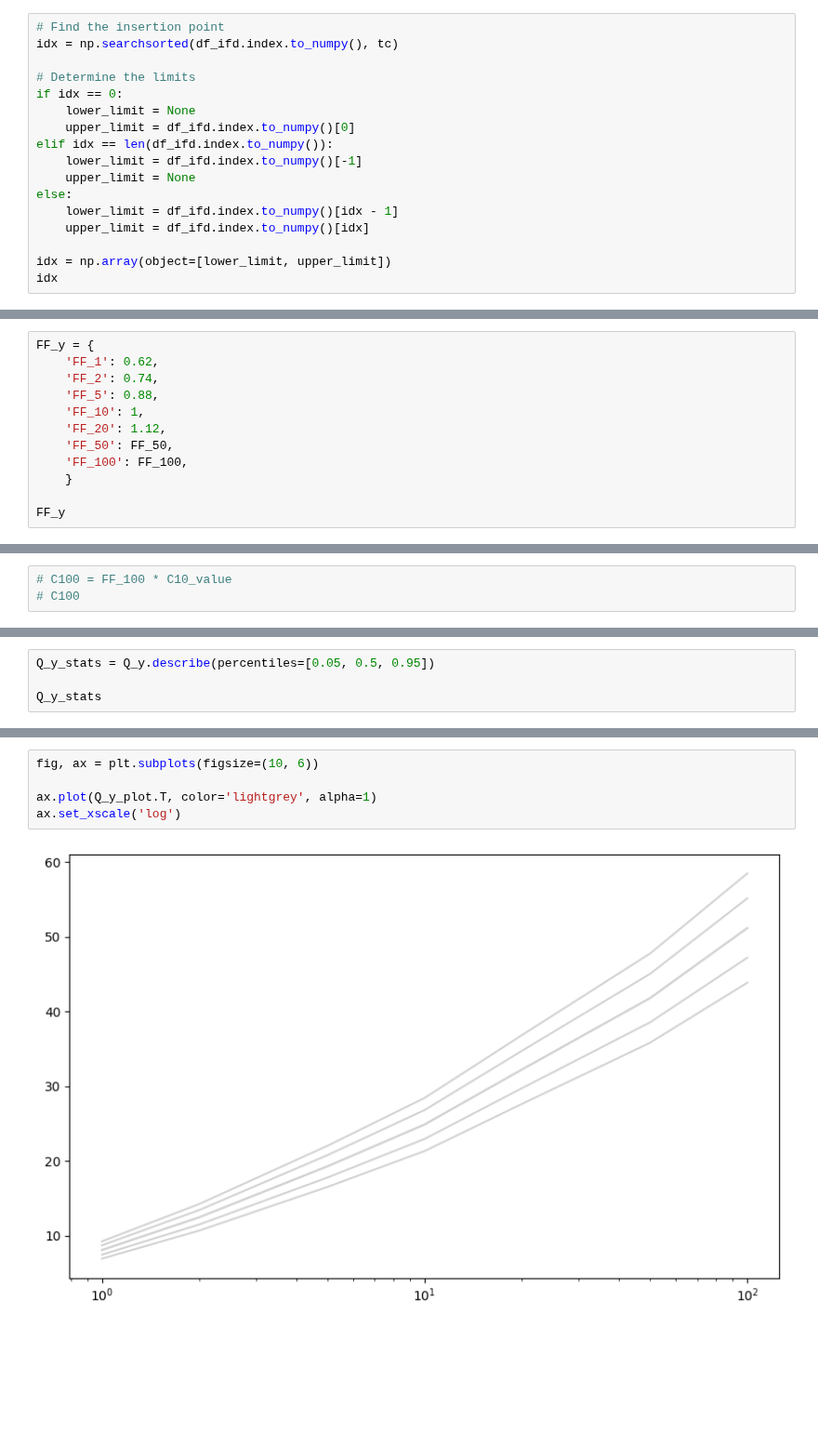
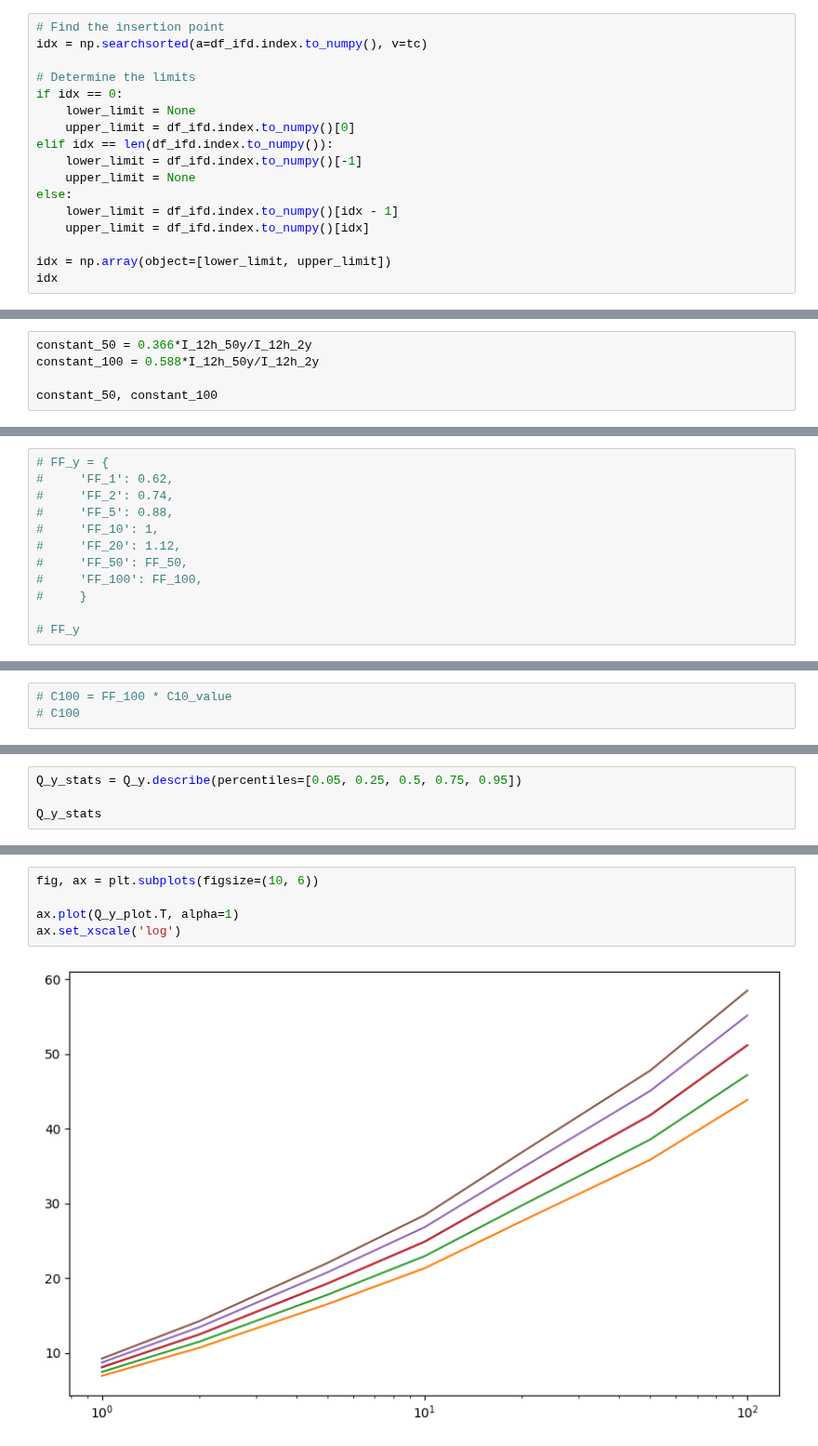
Before and after one commit to Holger-Paxi/Flood_Estimation, a Jupyter notebook: Assignment_2__2nd.ipynb, the cells around one changed output, grey strips where cells are left out. Shown at 93% size. Cells and saved outputs as stored; diff of their text form; blank space fills up the shorter version.

```diff
--- a/Assignment_2__2nd.ipynb
+++ b/Assignment_2__2nd.ipynb
@@ -63,7 +70,7 @@ tc
 63.59824252533506
 # %%
 # Find the insertion point
-idx = np.searchsorted(df_ifd.index.to_numpy(), tc)
+idx = np.searchsorted(a=df_ifd.index.to_numpy(), v=tc)
 
 # Determine the limits
 if idx == 0:
@@ -130,3 +150,8 @@ I_12h_2y = df_ifd.loc[720,2]
 I_12h_50y, I_12h_2y
 # %% [output]
 (15.9, 7.69)
+# %%
+constant_50 = 0.366*I_12h_50y/I_12h_2y
+constant_100 = 0.588*I_12h_50y/I_12h_2y
+
+constant_50, constant_100
@@ -140,12 +250,12 @@ FF_50, FF_100
 # %%
-FF_y = {
-    'FF_1': 0.62,
-    'FF_2': 0.74,
-    'FF_5': 0.88,
-    'FF_10': 1,
-    'FF_20': 1.12,
-    'FF_50': FF_50,
-    'FF_100': FF_100,
-    }
+# FF_y = {
+#     'FF_1': 0.62,
+#     'FF_2': 0.74,
+#     'FF_5': 0.88,
+#     'FF_10': 1,
+#     'FF_20': 1.12,
+#     'FF_50': FF_50,
+#     'FF_100': FF_100,
+#     }
 
-FF_y
+# FF_y
@@ -206,5 +316,5 @@ Q_y
 # %%
-Q_y_stats = Q_y.describe(percentiles=[0.05, 0.5, 0.95])
+Q_y_stats = Q_y.describe(percentiles=[0.05, 0.25, 0.5, 0.75, 0.95])
 
 Q_y_stats
 # %% [output]
@@ -249,7 +412,7 @@ array([  1,   2,   5,  10,  20,  50, 100])
 # %%
 fig, ax = plt.subplots(figsize=(10, 6))
 
-ax.plot(Q_y_plot.T, color='lightgrey', alpha=1)
+ax.plot(Q_y_plot.T, alpha=1)
 ax.set_xscale('log')
 # %% [output]
-[figure, old version]
+[figure, new version]
```
Also changed, not shown: parts of 18 cells of this notebook.
